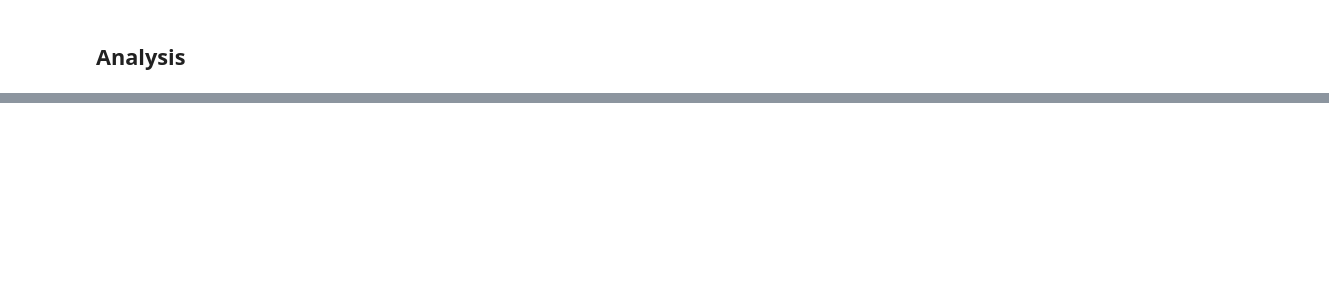
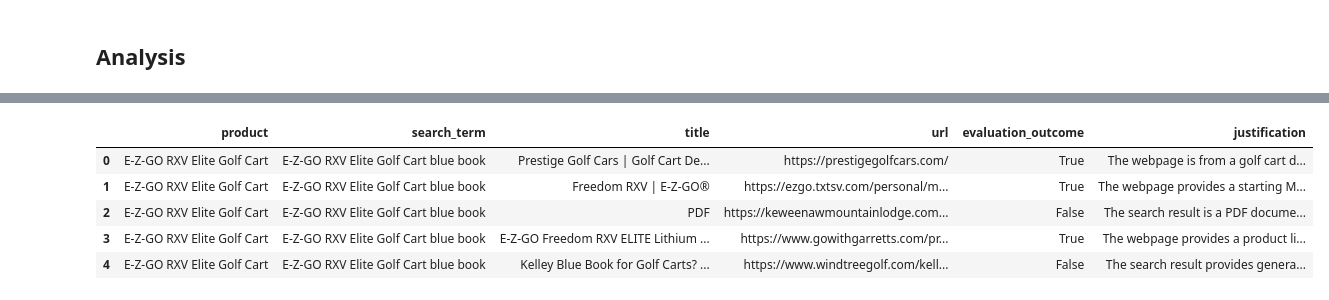
Before and after one commit to juanbsosa/LLMAgenticSearch, a Jupyter notebook: build_raw_response_analysis.ipynb, the cells around one changed output, grey strips where cells are left out. Saved outputs shown, nothing was run; the diff lists cells and outputs as text; code cells hidden in the pictures; blank space fills up the shorter version.

```diff
--- a/build_raw_response_analysis.ipynb
+++ b/build_raw_response_analysis.ipynb
@@ -159,21 +145,0 @@ build_df_with_search_terms(raw_responses)
-# %%
-def build_df_with_search_results(raw_responses):
-    output_df = pd.DataFrame(columns=['commodity', 'search_term', 'title', 'url', 'evaluation_outcome', 'justification'])
-
-    # Fill the dataframe
-    for entry in raw_responses:
-        commodity = entry['commodity']
-        search_results = entry['evaluated_search_results']
-        for sr in search_results:
-            output_df = pd.concat([output_df, pd.DataFrame({'commodity': commodity, 'search_term': sr['query'],
-                'title': sr['title'], 'url': sr['url'], 'evaluation_outcome': sr['evaluation_outcome'],
-                'justification': sr['justification']}, index=[0])], ignore_index=True)
-
-    # Convert None to NaN
-    output_df = output_df.where(pd.notnull(output_df), np.NaN)
-
-    # # Convert evaluation_outcome to boolean
-    output_df['evaluation_outcome'] = output_df['evaluation_outcome'].astype(bool)
-
-
-    return output_df
@@ -226,0 +162,10 @@ search_term_performace(raw_responses)
+# %%
+# build_df_with_search_results(raw_responses_commodities).head()
+build_df_with_search_results(raw_responses_products, item_type='product').head()
+# %% [output]
+|  | product | search_term | title | url | evaluation_outcome | justification |
+| 0 | E-Z-GO RXV Elite Golf Cart | E-Z-GO RXV Elite Golf Cart blue book | Prestige Golf Cars | Golf Cart De... | https://prestigegolfcars.com/ | True | The webpage is from a golf cart d... |
+| 1 | E-Z-GO RXV Elite Golf Cart | E-Z-GO RXV Elite Golf Cart blue book | Freedom RXV | E-Z-GO® | https://ezgo.txtsv.com/personal/m... | True | The webpage provides a starting M... |
+| 2 | E-Z-GO RXV Elite Golf Cart | E-Z-GO RXV Elite Golf Cart blue book | PDF | https://keweenawmountainlodge.com... | False | The search result is a PDF docume... |
+| 3 | E-Z-GO RXV Elite Golf Cart | E-Z-GO RXV Elite Golf Cart blue book | E-Z-GO Freedom RXV ELITE Lithium ... | https://www.gowithgarretts.com/pr... | True | The webpage provides a product li... |
+| 4 | E-Z-GO RXV Elite Golf Cart | E-Z-GO RXV Elite Golf Cart blue book | Kelley Blue Book for Golf Carts? ... | https://www.windtreegolf.com/kell... | False | The search result provides genera... |
```
Also changed, not shown: parts of 17 cells of this notebook, 7 other files.
